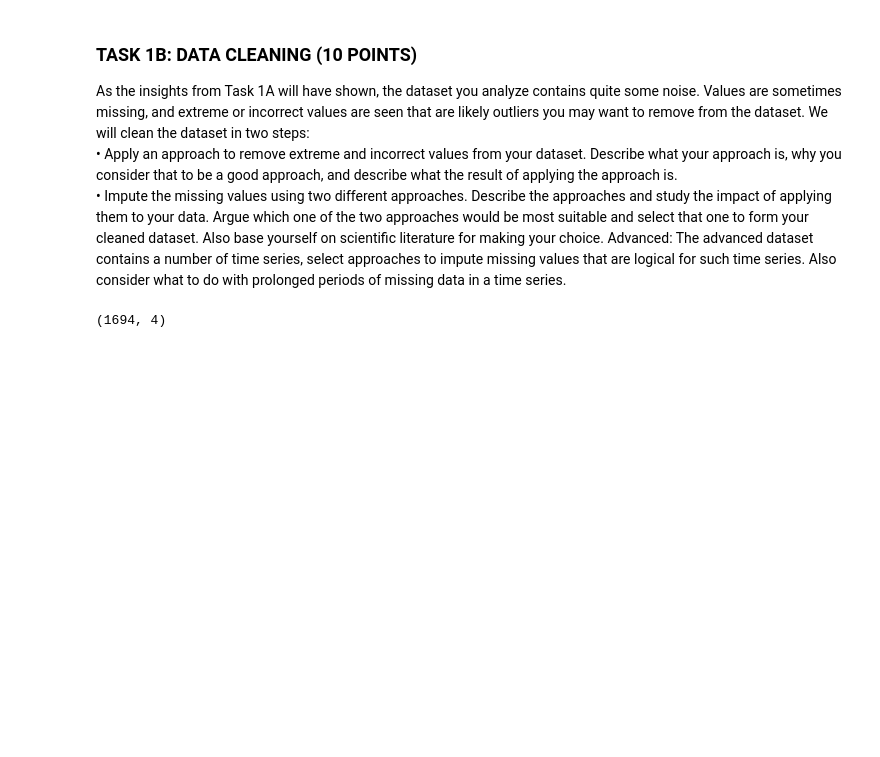
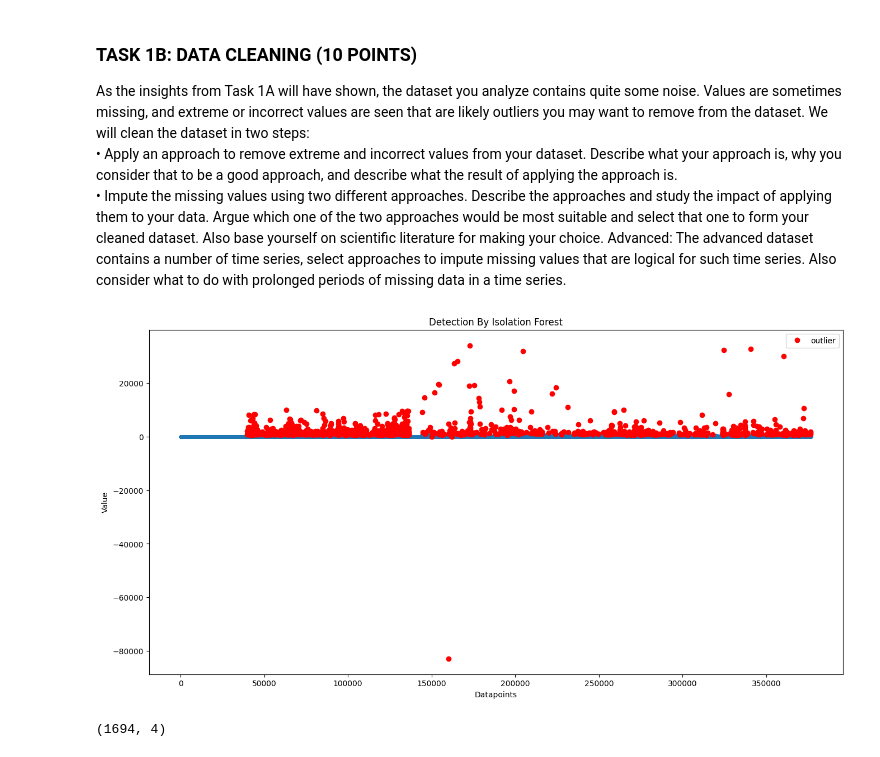
Before and after one commit to larascipio/datamijnen, a Jupyter notebook: Task1.ipynb, the cells around one changed output. Cells and saved outputs as stored; diff of their text form; code cells hidden in the pictures; blank space fills up the shorter version.

```diff
--- a/Task1.ipynb
+++ b/Task1.ipynb
@@ -135,3 +135,28 @@ Advanced: The advanced dataset contains a number of time series, select approach
+# %%
+# Run the isolation forest algorithm to identify outliers
+merged_df = run_isolation_forest(data)
+# %%
+# Plot the results of the isolation forest algorithm
+cleaned_data = merged_df.loc[merged_df['anomaly'] == 0]
+outliers = merged_df.loc[merged_df['anomaly'] == 1]
+outlier_index = list(merged_df.index)
+
+#datapoints classified -1 are anomalous
+merged_df['anomaly'].value_counts() # 1884 outliers
+
+# PLot outliers
+plt.figure(figsize = (16, 8))
+plt.plot(cleaned_data['value'], marker = '.')
+plt.plot(outliers['value'], 'o', color = 'red', label = 'outlier')
+plt.title('Detection By Isolation Forest')
+
+#plt.grid()
+plt.ylabel('Value')
+plt.xlabel('Datapoints')
+plt.legend()
+plt.show()
+# %% [output]
+[figure, added]
 # %%
 # Outlier removal based on Z-score solely (NOT GOOD BECAUSE NOT NORMALLY DISTRIBUTED)
 # Print the upper and lower limits
```
Also changed, not shown: parts of 5 cells of this notebook.
